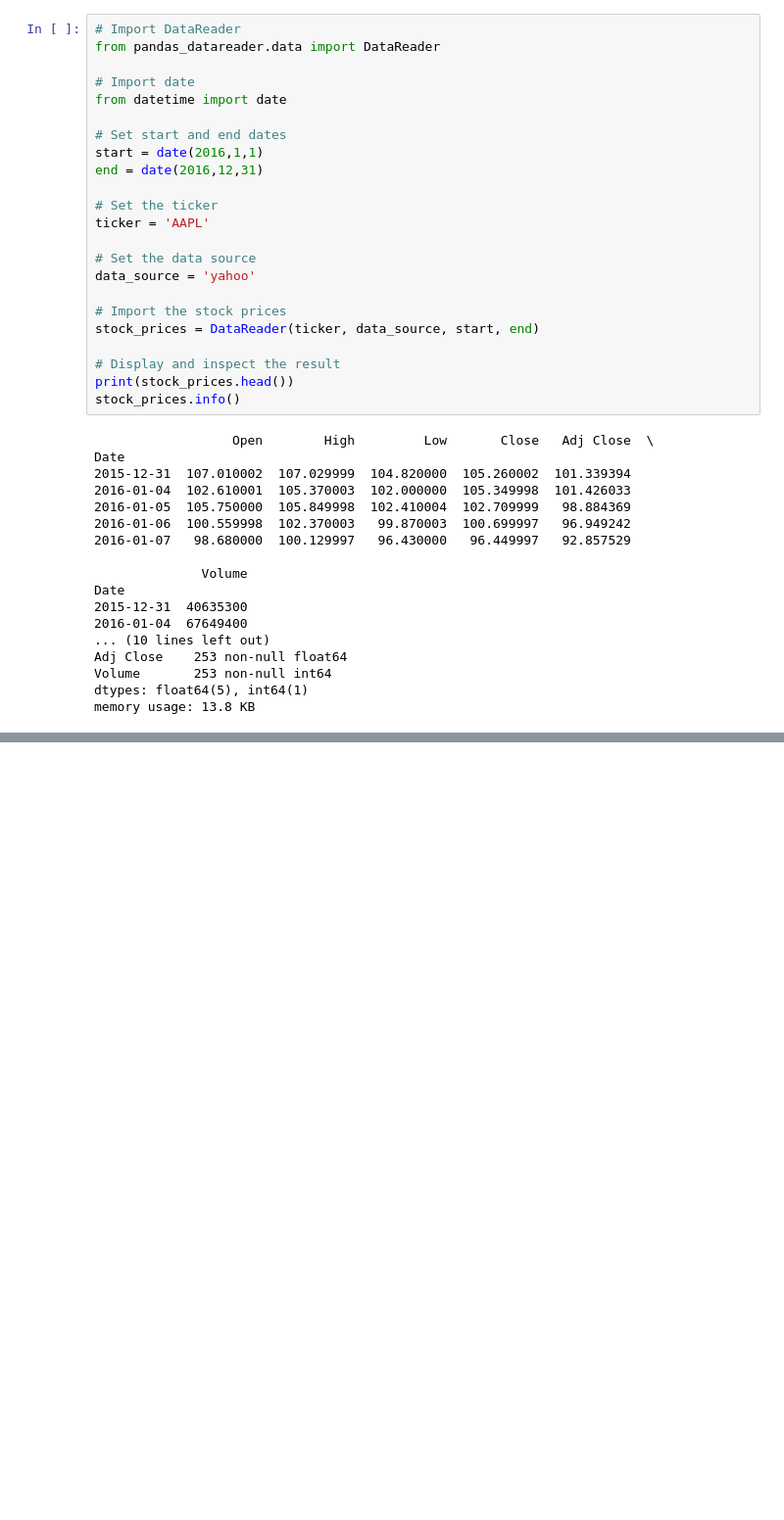
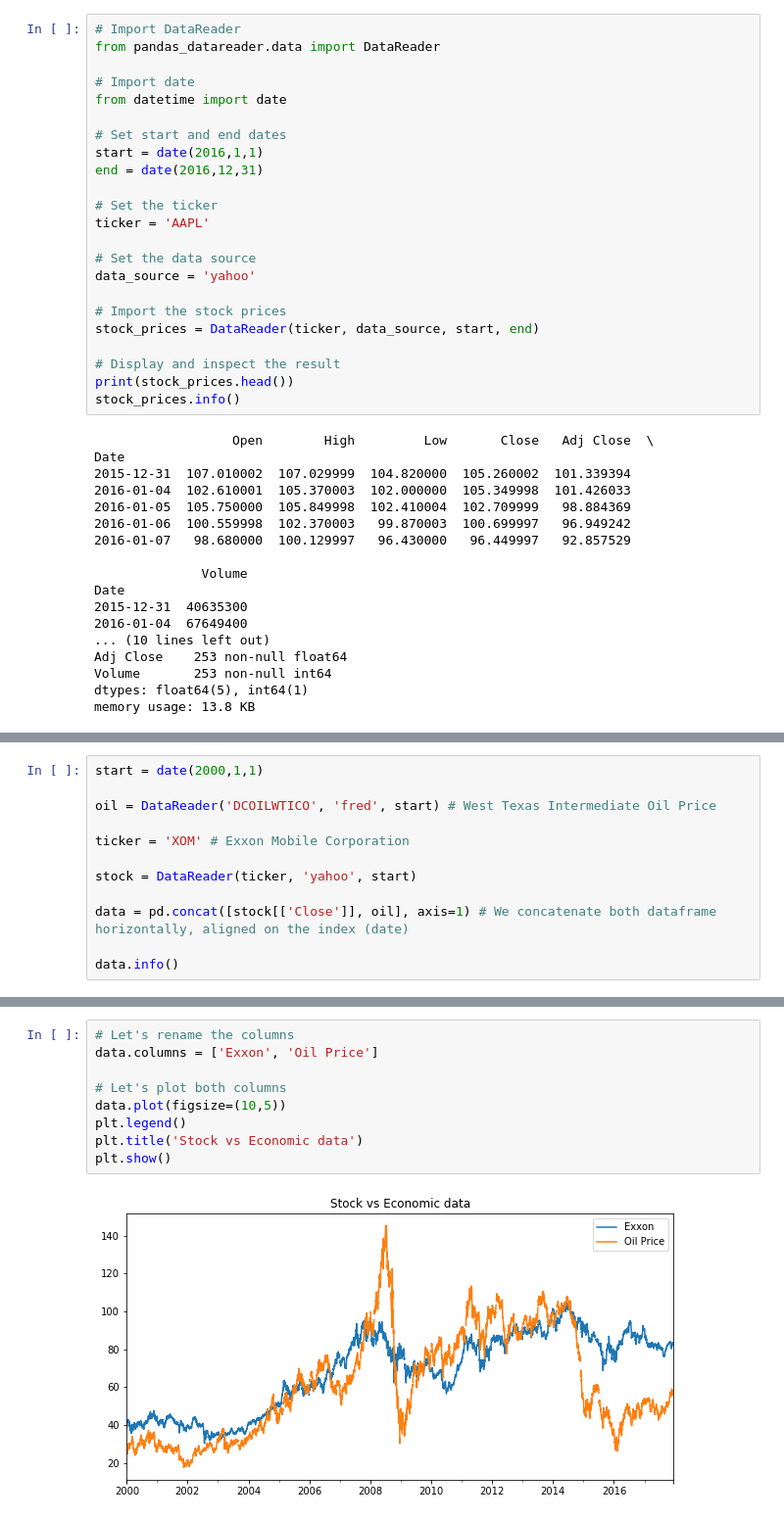
Before and after one commit to cnoza/DataAnalysis, a Jupyter notebook: _Projects/Finance/Managing Financial Data.ipynb, the cells around one changed output, grey strips where cells are left out. Shown at 98% size. Cells and saved outputs as stored; diff of their text form; blank space fills up the shorter version.

```diff
--- a/_Projects/Finance/Managing Financial Data.ipynb
+++ b/_Projects/Finance/Managing Financial Data.ipynb
@@ -192,0 +265,12 @@ plt.show()
+# %%
+start = date(2000,1,1)
+
+oil = DataReader('DCOILWTICO', 'fred', start) # West Texas Intermediate Oil Price
+
+ticker = 'XOM' # Exxon Mobile Corporation
+
+stock = DataReader(ticker, 'yahoo', start)
+
+data = pd.concat([stock[['Close']], oil], axis=1) # We concatenate both dataframe horizontally, aligned on the index (date)
+
+data.info()
@@ -192,0 +286,11 @@ plt.show()
+# %%
+# Let's rename the columns
+data.columns = ['Exxon', 'Oil Price']
+
+# Let's plot both columns
+data.plot(figsize=(10,5))
+plt.legend()
+plt.title('Stock vs Economic data')
+plt.show()
+# %% [output]
+[figure, added]
```
Also changed, not shown: parts of 24 cells of this notebook.
